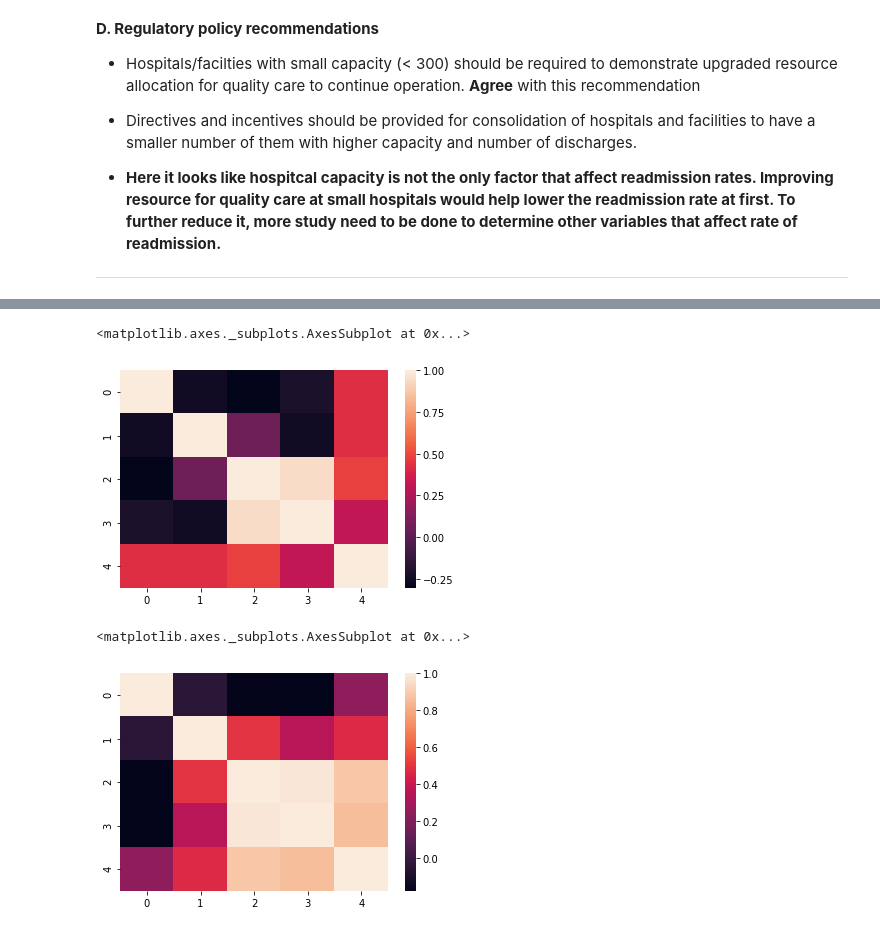
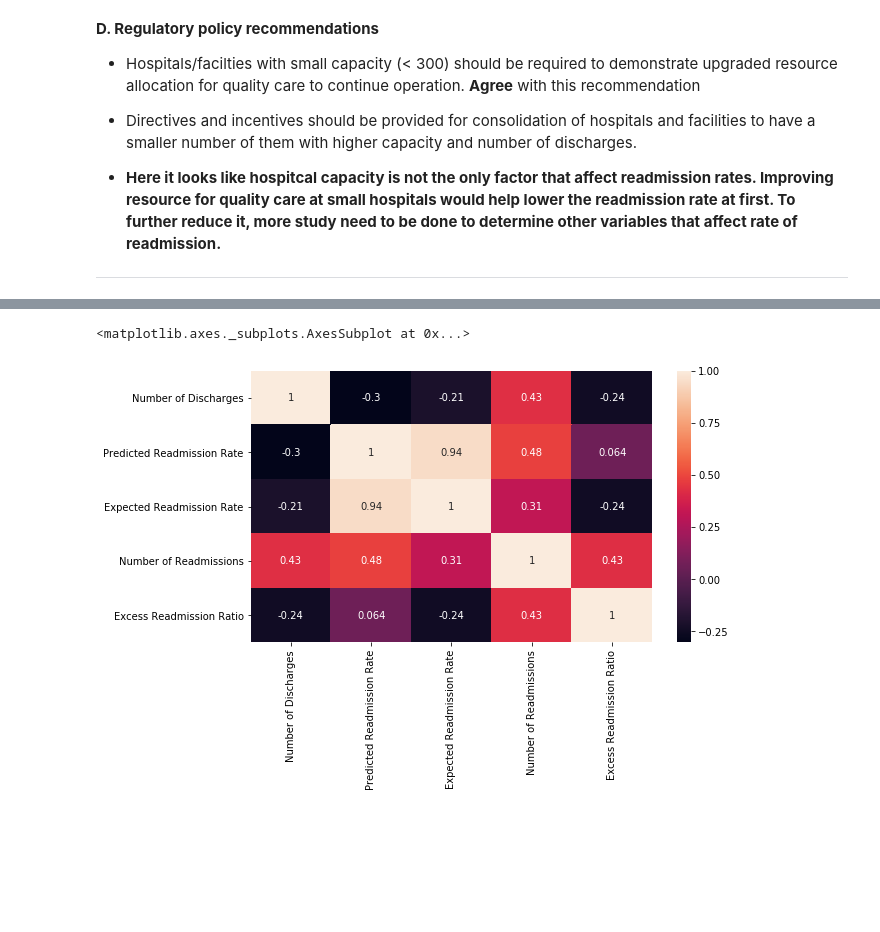
Before and after one commit to qnguyen1010/Springboard, a Jupyter notebook: EDA_hospital_readmission_QuocNguyen.ipynb, the cells around one changed output, grey strips where cells are left out. Saved outputs shown, nothing was run; the diff lists cells and outputs as text; code cells hidden in the pictures; blank space fills up the shorter version.

Commit message:
EDA hospital readmission project

```diff
--- a/EDA_hospital_readmission_QuocNguyen.ipynb
+++ b/EDA_hospital_readmission_QuocNguyen.ipynb
@@ -334,10 +333,14 @@ b = np.corrcoef([np.array(large_hospital['Number of Discharges'][81:-3]),np.arra
-# %%
-sns.heatmap(a)
-# %% [output]
-<matplotlib.axes._subplots.AxesSubplot at 0x...>
-[figure, removed]
-# %%
-sns.heatmap(b)
-# %% [output]
-<matplotlib.axes._subplots.AxesSubplot at 0x...>
-[figure, removed]
+# %%
+# Creat small dataframes containing variables of interest
+a = small_hospital[['Number of Discharges','Predicted Readmission Rate','Expected Readmission Rate','Number of Readmissions','Excess Readmission Ratio']]
+b = large_hospital[['Number of Discharges','Predicted Readmission Rate','Expected Readmission Rate','Number of Readmissions','Excess Readmission Ratio']]
+
+# Creat pandas dataframe to store a, b with columns name assigned
+aa = pd.DataFrame(a, columns=["Number of Discharges","Predicted Readmission Rate","Expected Readmission Rate","Number of Readmissions","Excess Readmission Ratio"])
+bb = pd.DataFrame(b, columns=["Number of Discharges","Predicted Readmission Rate","Expected Readmission Rate","Number of Readmissions","Excess Readmission Ratio"])
+# %%
+plt.figure(figsize=(9,5))
+sns.heatmap(aa.corr(),annot=True)
+# %% [output]
+<matplotlib.axes._subplots.AxesSubplot at 0x...>
+[figure, added]
```
Also changed, not shown: parts of 5 cells of this notebook.
